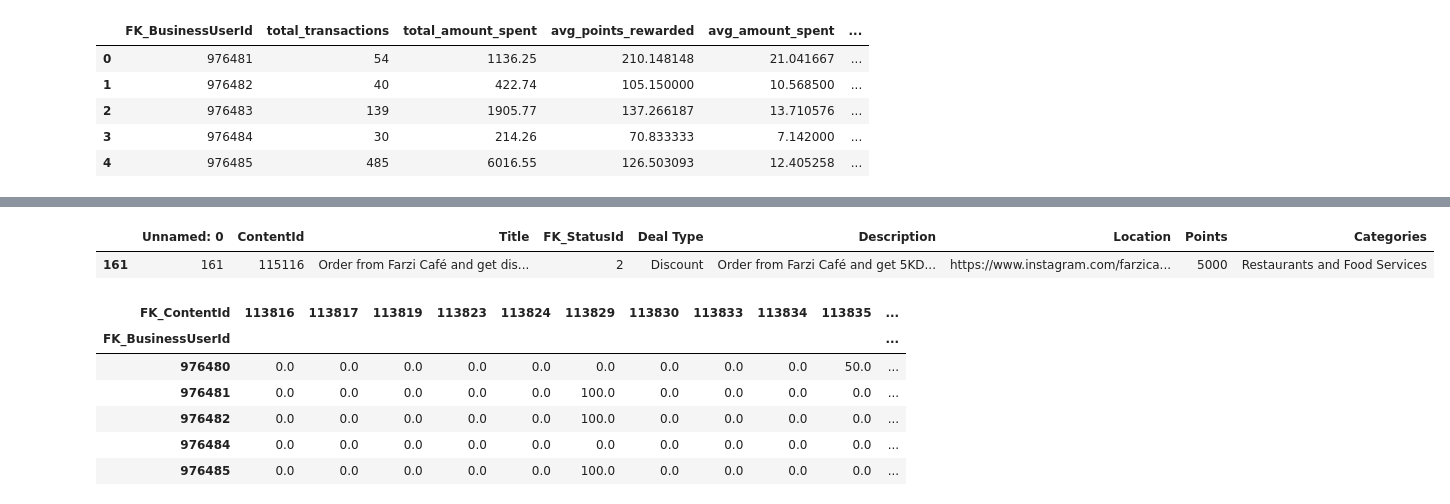
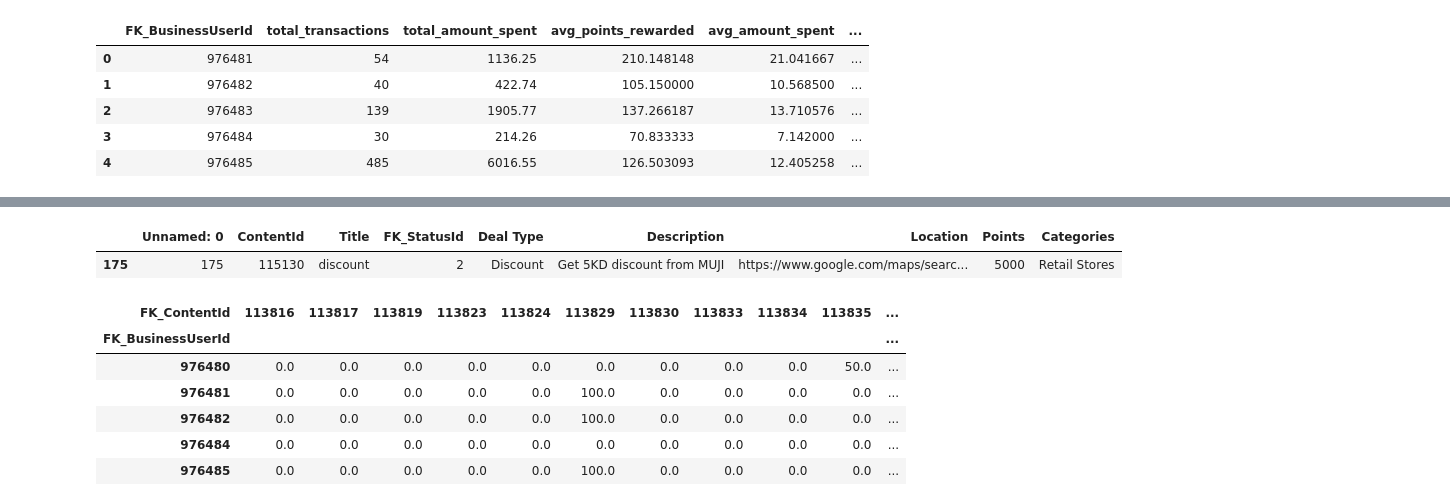
Before and after one commit to DboukAli98/KFHXRelatedAi, a Jupyter notebook: NoteBooks/Model Generation/Model_Reward.ipynb, the cells around one changed output, grey strips where cells are left out. Cells and saved outputs as stored; diff of their text form; code cells hidden in the pictures.

```diff
--- a/NoteBooks/Model Generation/Model_Reward.ipynb
+++ b/NoteBooks/Model Generation/Model_Reward.ipynb
@@ -335,11 +348,11 @@ Content-Based Recommended deal: 113968, Score: 0.632201973885704, Category: Rest
 # %%
-specific_content_id = 115116,
+specific_content_id = 115130,
 result = deals_data[deals_data['ContentId'] == specific_content_id]
 
 result
 # %% [output]
 |  | Unnamed: 0 | ContentId | Title | FK_StatusId | Deal Type | Description | Location | Points | Categories |
-| 161 | 161 | 115116 | Order from Farzi Café and get dis... | 2 | Discount | Order from Farzi Café and get 5KD... | https://www.instagram.com/farzica... | 5000 | Restaurants and Food Services |
+| 175 | 175 | 115130 | discount | 2 | Discount | Get 5KD discount from MUJI | https://www.google.com/maps/searc... | 5000 | Retail Stores |
 # %%
 user_item_matrix = new_user_transaction.pivot_table(index='FK_BusinessUserId',
                                                     columns='FK_ContentId',
```
Also changed, not shown: parts of 4 cells of this notebook.
